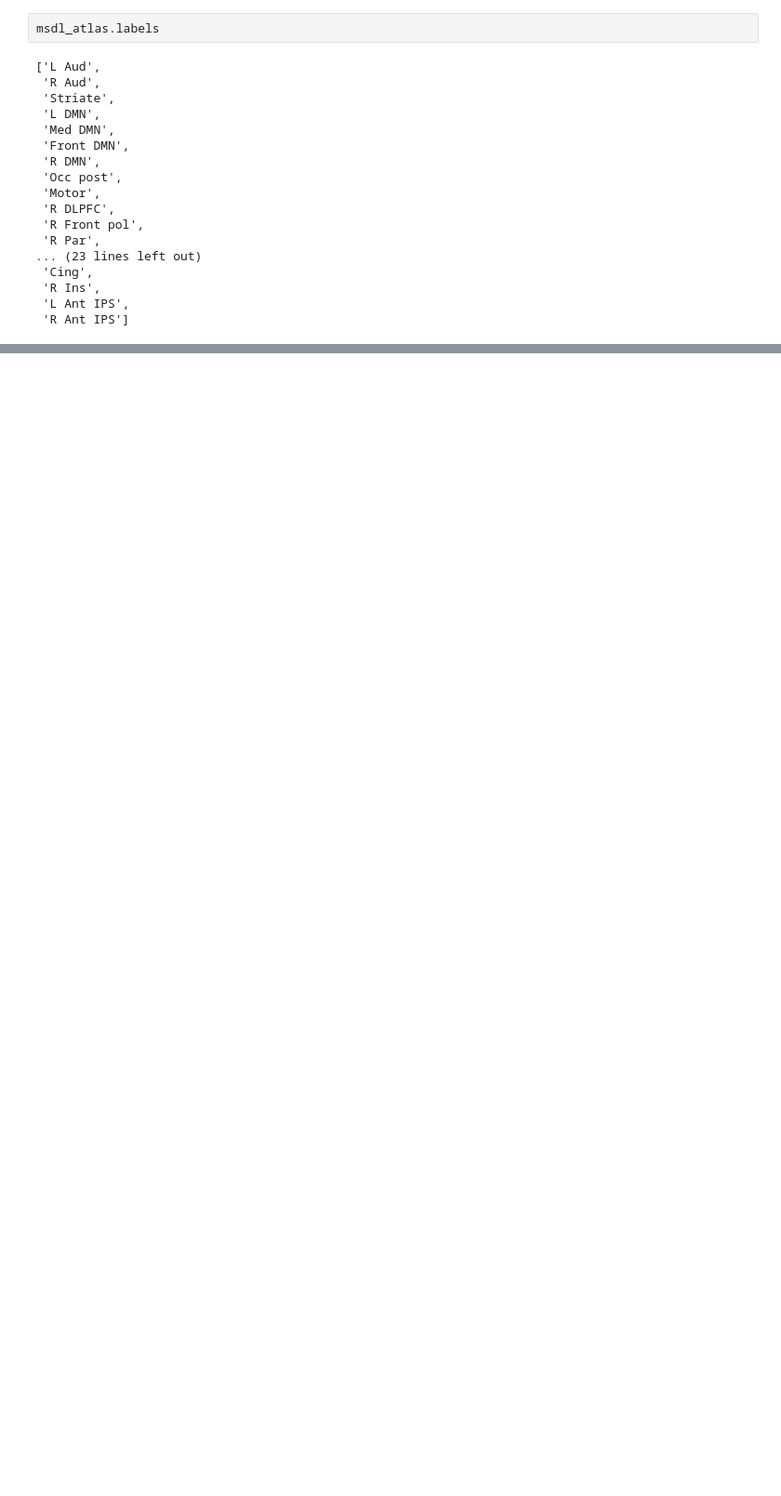
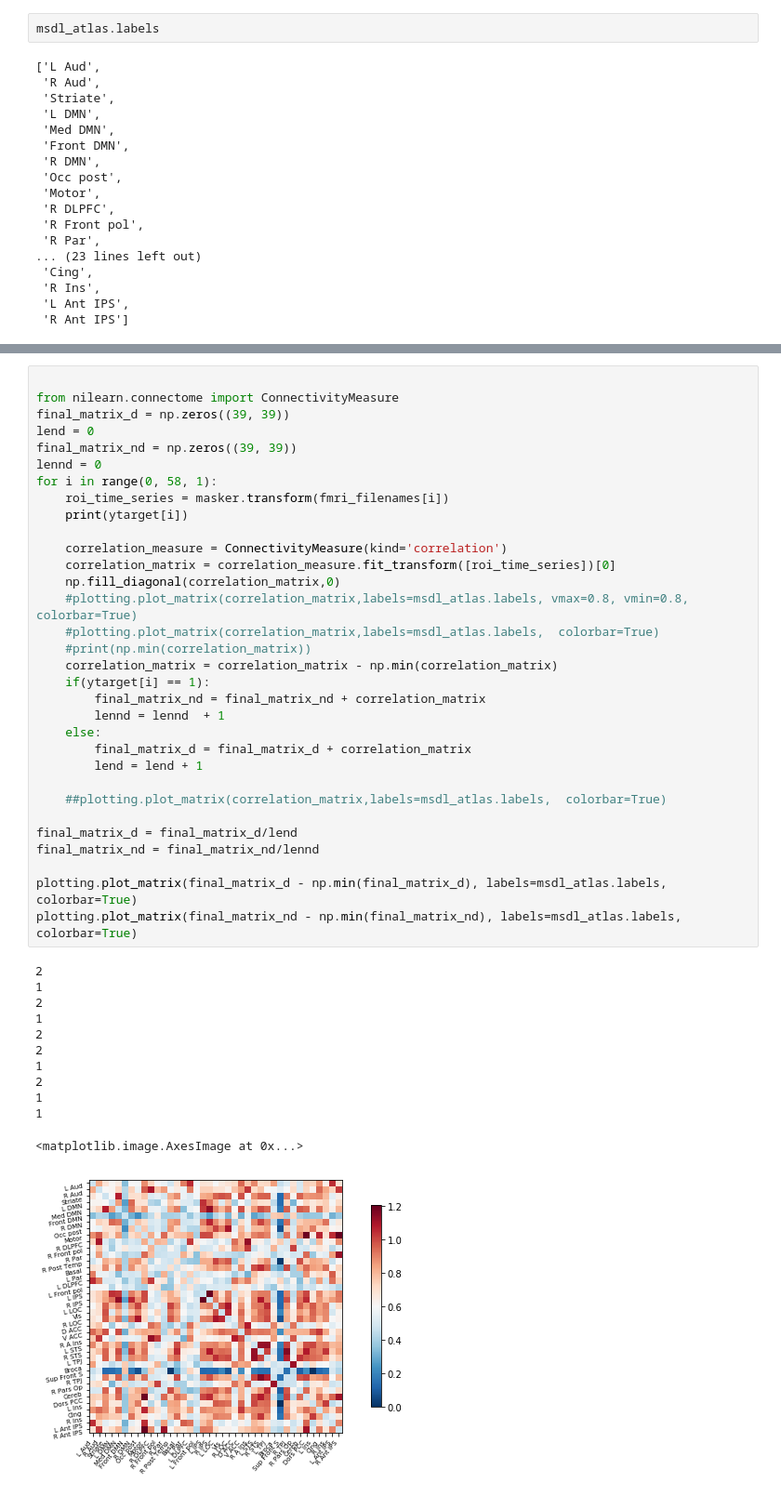
Before and after one commit to Soumalya1857/FMRI, a Jupyter notebook: data_visualization.ipynb, the cells around one changed output, grey strips where cells are left out. Shown at 93% size. Cells and saved outputs as stored; diff of their text form; blank space fills up the shorter version.

```diff
--- a/data_visualization.ipynb
+++ b/data_visualization.ipynb
@@ -170,0 +174,45 @@ plotting.plot_matrix(correlation_matrix,labels=msdl_atlas.labels, vmax=0.8, vmin
+# %%
+
+from nilearn.connectome import ConnectivityMeasure
+final_matrix_d = np.zeros((39, 39))
+lend = 0
+final_matrix_nd = np.zeros((39, 39))
+lennd = 0
+for i in range(0, 58, 1):
+    roi_time_series = masker.transform(fmri_filenames[i])
+    print(ytarget[i])
+
+    correlation_measure = ConnectivityMeasure(kind='correlation')
+    correlation_matrix = correlation_measure.fit_transform([roi_time_series])[0]
+    np.fill_diagonal(correlation_matrix,0)
+    #plotting.plot_matrix(correlation_matrix,labels=msdl_atlas.labels, vmax=0.8, vmin=0.8, colorbar=True)
+    #plotting.plot_matrix(correlation_matrix,labels=msdl_atlas.labels,  colorbar=True)
+    #print(np.min(correlation_matrix))
+    correlation_matrix = correlation_matrix - np.min(correlation_matrix)
+    if(ytarget[i] == 1):
+        final_matrix_nd = final_matrix_nd + correlation_matrix
+        lennd = lennd  + 1
+    else:
+        final_matrix_d = final_matrix_d + correlation_matrix
+        lend = lend + 1
+
+    ##plotting.plot_matrix(correlation_matrix,labels=msdl_atlas.labels,  colorbar=True)
+
+final_matrix_d = final_matrix_d/lend
+final_matrix_nd = final_matrix_nd/lennd
+
+plotting.plot_matrix(final_matrix_d - np.min(final_matrix_d), labels=msdl_atlas.labels, colorbar=True)
+plotting.plot_matrix(final_matrix_nd - np.min(final_matrix_nd), labels=msdl_atlas.labels, colorbar=True)
+# %% [output]
+2
+1
+2
+1
+2
+2
+1
+2
+1
+1
+<matplotlib.image.AxesImage at 0x...>
+[figure, added]
```
Also changed, not shown: parts of 8 cells of this notebook, 1 other file.
